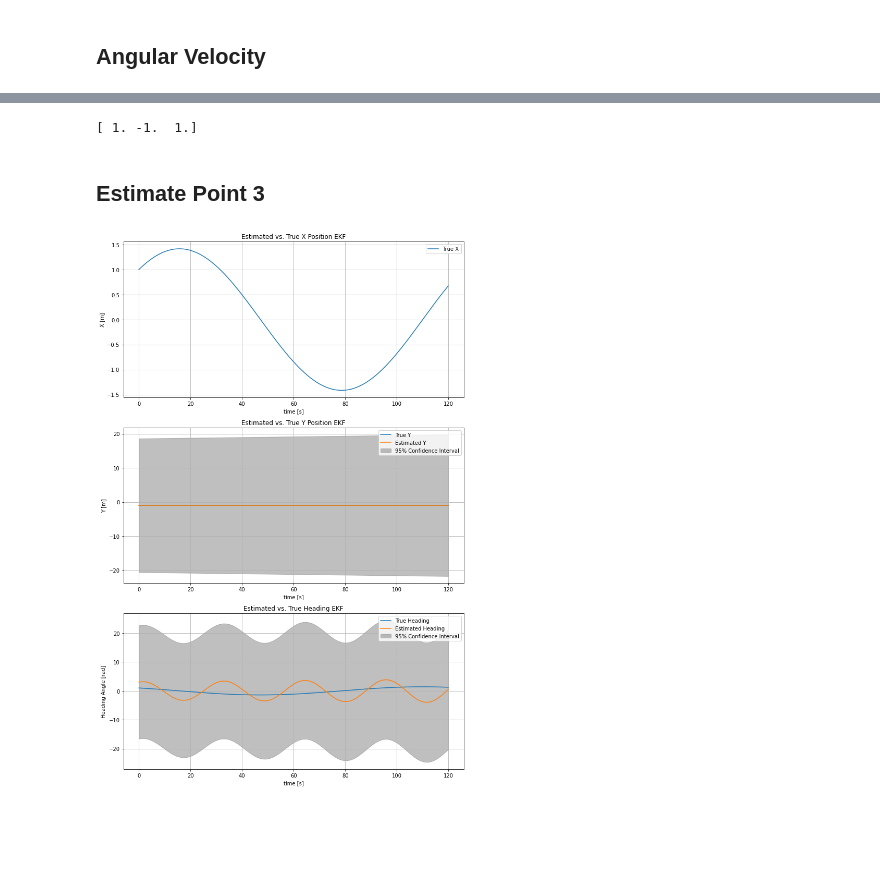
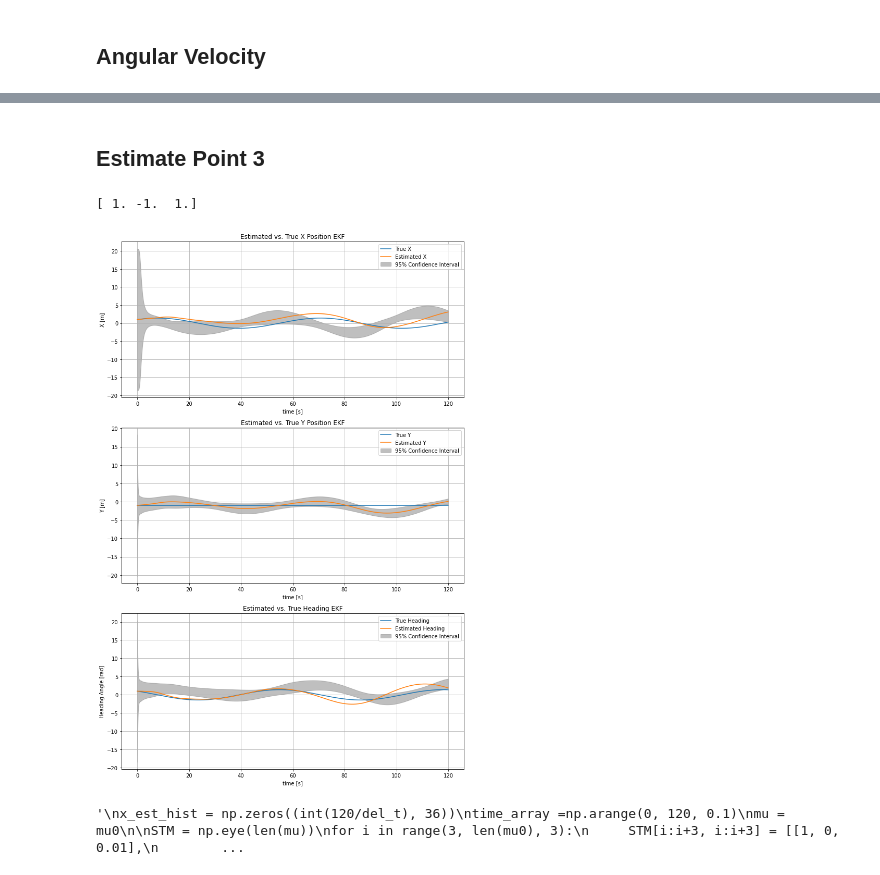
Before and after one commit to annasulzer/273-final-project, a Jupyter notebook: simulate_playground_EKF.ipynb, the cells around one changed output, grey strips where cells are left out. Cells and saved outputs as stored; diff of their text form; code cells hidden in the pictures; blank space fills up the shorter version.

Commit message:
predict step seems to be working , although weird bhavior with cross coupling. update phase diff

```diff
--- a/simulate_playground_EKF.ipynb
+++ b/simulate_playground_EKF.ipynb
@@ -76,7 +76,7 @@ import EKF_class as EKF
 n = 36
 mu0 = np.zeros((n))
 mu0[:3] = np.array([0.0, 0.1, 0.0])
-mu0[3:] = debris_points.flatten()
+mu0[3:] = debris_points.T.flatten()
 sigma0 = 100* np.diag(np.ones((n)))
 
 kalman_filter = EKF.KalmanFilter(mu0, sigma0, del_t)
@@ -94,10 +88,10 @@ P_est_hist = np.zeros((len(t1), n, n))
 x_est_hist = np.zeros((len(t1), n))
 x_est_hist_min = np.zeros((len(t1), n))
 for i in range(len(t1)):
-    y = mtest[i].flatten() #replace with measurements
-    sat_pos = o1[i].flatten()
+    y = mtest[i].T.flatten() #replace with measurements
+    sat_pos = o1[i].T.flatten()
 
-    x_est_min, P_est = kalman_filter.predict()
+    x_est_min, P_est= kalman_filter.predict()
     x_est, P_est = kalman_filter.update(y[:11], x_est_min, P_est, sat_pos)
 
     # Make sure to store the estimated state and covariance for analysis
@@ -108,7 +102,7 @@ for i in range(len(t1)):
 ## Angular Velocity
 # %%
 time_step = del_t
-time_array = np.arange(0, len(x_est_hist) * time_step, time_step)
+time_array = np.arange(0, sim_time, time_step)
 
 std_dev_heading = np.sqrt(P_est_hist[:, 5, 5])
 confidence_interval_heading = 1.96 * std_dev_heading #95%
@@ -133,7 +127,7 @@ axs[0].set_title('Estimated vs. True Angular Velocity EKF')
 
 # Plot Y Position
 axs[1].plot(time_array, omega * np.ones(len(time_array)), label="True Omega Y")
-axs[1].plot(time_array, x_est_hist[:, 1], label="Estimated Omega Y")
+axs[1].plot(time_array, x_est_hist_min[:, 1], label="Estimated Omega Y")
 axs[1].fill_between(time_array,  x_est_hist[:, 1] - confidence_interval_y, x_est_hist[:, 1] + confidence_interval_y, color='gray', alpha=0.5, label="95% Confidence Interval")
 axs[1].set_xlabel('time [s]')
 axs[1].set_ylabel('Omega Y [rad/s]')
@@ -159,3 +153,5 @@ plt.show()
+# %% [markdown]
+## Estimate Point 3
 # %%
 posehist = np.zeros((3, len(time_array)))
 
@@ -167,11 +163,9 @@ posehist = posehist.T
 print(posehist[0])
 # %% [output]
 [ 1. -1.  1.]
-# %% [markdown]
-## Estimate Point 3
 # %%
 time_step = del_t
-time_array = np.arange(0, len(x_est_hist) * time_step, time_step)
+time_array = np.arange(0, sim_time, time_step)
 
 
 std_dev_heading = np.sqrt(P_est_hist[:, 2, 2])
@@ -186,34 +180,88 @@ confidence_interval_y = 1.96 * std_dev_y
 fig, axs = plt.subplots(3, 1, figsize=(10, 15))
 
 axs[0].plot(time_array, posehist[:, 0], label="True X")
-#axs[0].plot(time_array, x_est_hist[:, 9], label="Estimated X")
-#axs[0].fill_between(time_array, x_est_hist[:,9] - confidence_interval_x, x_est_hist[:, 9] + confidence_interval_x, color='gray', alpha=0.5, label="95% Confidence Interval")
+axs[0].plot(time_array, x_est_hist[:, 9], label="Estimated X")
+axs[0].fill_between(time_array, x_est_hist[:,9] - confidence_interval_x, x_est_hist[:, 9] + confidence_interval_x, color='gray', alpha=0.5, label="95% Confidence Interval")
 axs[0].set_xlabel('time [s]')
 axs[0].set_ylabel('X [m]')
 axs[0].legend()
 axs[0].grid(True)
 axs[0].set_title('Estimated vs. True X Position EKF')
 
 # Plot Y Position
 axs[1].plot(time_array, posehist[:, 1], label="True Y")
 axs[1].plot(time_array, x_est_hist[:, 10], label="Estimated Y")
 axs[1].fill_between(time_array,  x_est_hist[:, 10] - confidence_interval_y, x_est_hist[:, 10] + confidence_interval_y, color='gray', alpha=0.5, label="95% Confidence Interval")
 axs[1].set_xlabel('time [s]')
 axs[1].set_ylabel('Y [m]')
 axs[1].legend()
 axs[1].grid(True)
 axs[1].set_title('Estimated vs. True Y Position EKF')
 
 axs[2].plot(time_array, posehist[:, 2], label="True Heading")
 axs[2].plot(time_array, x_est_hist[:, 11], label="Estimated Heading")
-axs[2].fill_between(time_array, x_est_hist[:, 11] - confidence_interval_heading, x_est_hist[:, 11] + confidence_interval_heading, color='gray', alpha=0.5, label="95% Confidence Interval")
+axs[2].fill_between(time_array, x_est_hist_min[:, 11] - confidence_interval_heading, x_est_hist[:, 11] + confidence_interval_heading, color='gray', alpha=0.5, label="95% Confidence Interval")
 axs[2].set_xlabel('time [s]')
 axs[2].set_ylabel('Heading Angle [rad]')
 axs[2].legend()
 axs[2].grid(True)
 axs[2].set_title('Estimated vs. True Heading EKF')
 
 plt.tight_layout()
 plt.show()
 # %% [output]
-[figure, old version]
+[figure, new version]
+# %%
+'''
+x_est_hist = np.zeros((int(120/del_t), 36))
+time_array =np.arange(0, 120, 0.1)
+mu = mu0
+
+STM = np.eye(len(mu))
+for i in range(3, len(mu0), 3):
+     STM[i:i+3, i:i+3] = [[1, 0, 0.01],
+                        [0, 1, 0],
+                        [-0.01, 0, 1]]
+
+
+for i in range(int(120/del_t)):
+    omega_y = 0.1
+    A = STM
+
+    mu = A @ mu
+
+    x_est_hist[i, :] = mu
+
+
+fig, axs = plt.subplots(3, 1, figsize=(10, 15))
+
+axs[0].plot(time_array, x_est_hist[:, 9], label="True X")
+axs[0].set_xlabel('time [s]')
+axs[0].set_ylabel('X [m]')
+axs[0].legend()
+axs[0].grid(True)
+axs[0].set_title('Estimated vs. True X Position EKF')
+
+# Plot Y Position
+axs[1].plot(time_array, x_est_hist[:, 10], label="True Y")
+
+axs[1].set_xlabel('time [s]')
+axs[1].set_ylabel('Y [m]')
+axs[1].legend()
+axs[1].grid(True)
+axs[1].set_title('Estimated vs. True Y Position EKF')
+
+axs[2].plot(time_array, x_est_hist[:, 11], label="True Heading")
+axs[2].set_xlabel('time [s]')
+axs[2].set_ylabel('Heading Angle [rad]')
+axs[2].legend()
+axs[2].grid(True)
+axs[2].set_title('Estimated vs. True Heading EKF')
+
+plt.tight_layout()
+plt.show()
+
+
+'''
+# %% [output]
+'\nx_est_hist = np.zeros((int(120/del_t), 36))\ntime_array =np.arange(0, 120, 0.1)\nmu = mu0\n\nSTM = np.eye(len(mu))\nfor i in range(3, len(mu0), 3):\n     STM[i:i+3, i:i+3] = [[1, 0, 0.01],\n        ...
```
Also changed, not shown: parts of 2 cells of this notebook, 2 other files.
